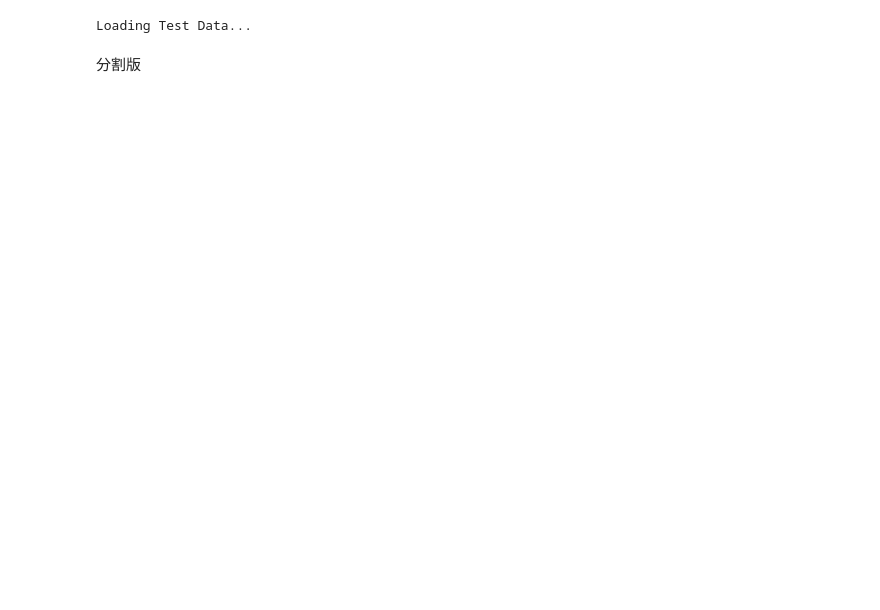
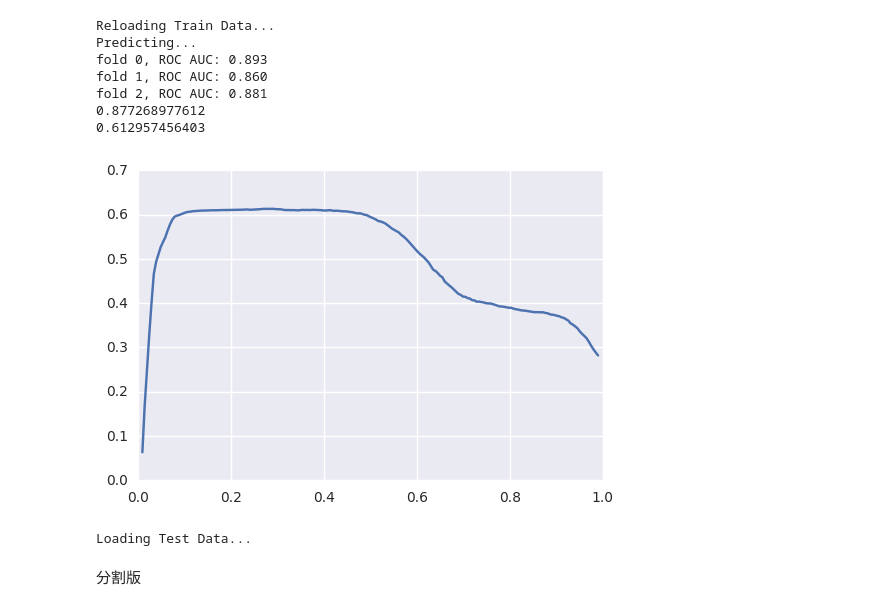
Before and after one commit to kenkoooo/bosch-production-line-performance, a Jupyter notebook: python/magic_xgboost.ipynb, the cells around one changed output. Cells and saved outputs as stored; diff of their text form; code cells hidden in the pictures; blank space fills up the shorter version.

```diff
--- a/python/magic_xgboost.ipynb
+++ b/python/magic_xgboost.ipynb
@@ -36,12 +36,11 @@ T_FILES = [
 ]
 RESPONSE = "../hdf/train_response.hdf"
 # %%
-def xgboost_bosch(train_indices, train_file_list):
+def select_ccolumns(indices, file_list, remove_columns):
     print("Loading Train Data...")
-    X = pd.concat(
-        (pd.read_hdf(filename).loc[train_indices]
-         for filename in train_file_list),
-        axis=1)
+    X = pd.concat((pd.read_hdf(filename).loc[indices]
+                   for filename in file_list), axis=1)
+    X.drop(remove_columns, axis=1, inplace=True)
     columns = X.columns
     y = pd.read_hdf(RESPONSE).loc[X.index].values.ravel()
     X = X.values
@@ -52,9 +51,13 @@ def xgboost_bosch(train_indices, train_file_list):
     tmp = [(clf.feature_importances_[i], columns[i])
            for i in range(len(columns))]
     tmp = sorted(tmp, reverse=True)
-    important_columns = [c[1] for c in tmp if c[0] > 0.005]
-    print(tmp[:20])
-    # Reload Train Data
+    columns = [c[1] for c in tmp]
+    column_scores = [c[0] for c in tmp]
+
+    return columns, column_scores
+
+
+def xgboost_bosch(train_indices, train_file_list, important_columns):
     print("Reloading Train Data...")
     X = pd.concat(
         (drop_columns(
@@ -82,12 +85,14 @@ def xgboost_bosch(train_indices, train_file_list):
     plt.plot(thresholds, mcc)
     best_threshold = thresholds[mcc.argmax()]
     print(mcc.max())
-    return important_columns, clf, best_threshold
+    return clf, best_threshold
+
 
 def drop_columns(df, undrop_columns):
     drop_columns = [c for c in df.columns if c not in undrop_columns]
     df.drop(drop_columns, axis=1, inplace=True)
     return df
+
 
 def predict(important_columns, test_indices, clf, best_threshold,
             train_file_list):
@@ -97,8 +102,7 @@ def predict(important_columns, test_indices, clf, best_threshold,
     # テストデータ読み込み
     print("Loading Test Data...")
     X = pd.concat(
-        (drop_columns(
-            pd.read_hdf(filename).loc[test_indices], important_columns)
+        (drop_columns(pd.read_hdf(filename).loc[test_indices], important_columns)
          for filename in test_file_list),
         axis=1)
     X = X.values
@@ -108,3 +112,11 @@ def predict(important_columns, test_indices, clf, best_threshold,
     sub = pd.DataFrame(index=test_indices.astype(np.int32), columns=[])
     sub["Response"] = predictions
     return sub
+# %%
+response = pd.read_hdf(RESPONSE)
+ok_index = response[response["Response"] == 1.0].index
+ng_index = response[response["Response"] ==
+                    0.0].sample(n=len(ok_index) * 10).index
+columns, column_scores = select_ccolumns(np.concatenate(
+    [ok_index, ng_index]), T_FILES, remove_columns=["S32_C_md5", "S3_C_md5"])
+[(c, s) for c, s in zip(columns, column_scores)]
@@ -111 +143,14 @@ def predict(important_columns, test_indices, clf, best_threshold,
+# %%
+important_columns = [c for c, s in zip(columns, column_scores) if s > 0.005]
+clf, best_threshold = xgboost_bosch(np.concatenate(
+    [ok_index, ng_index]), T_FILES, important_columns)
+# %% [output]
+Reloading Train Data...
+Predicting...
+fold 0, ROC AUC: 0.893
+fold 1, ROC AUC: 0.860
+fold 2, ROC AUC: 0.881
+0.877268977612
+0.612957456403
+[figure, added]
 # %%
```
Also changed, not shown: parts of 6 cells of this notebook, 1 other file.
